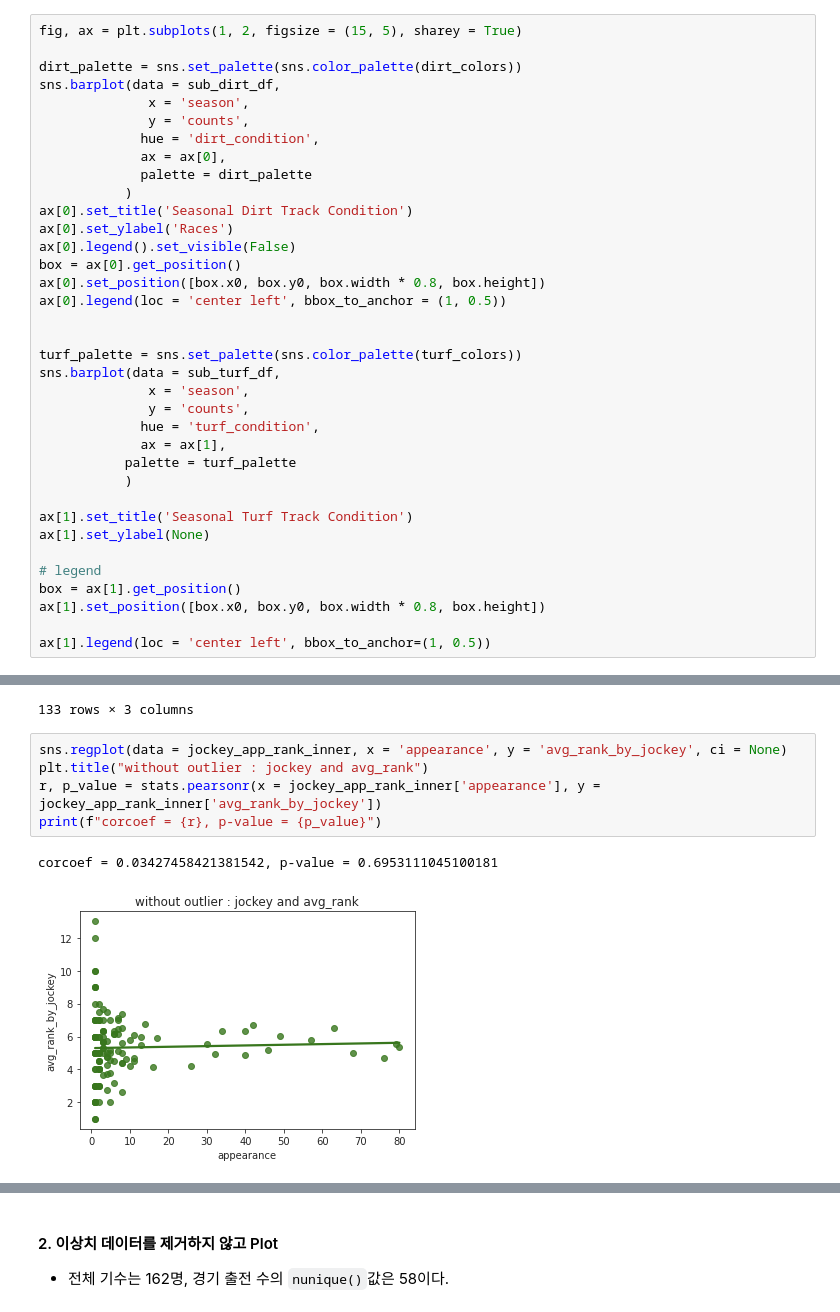
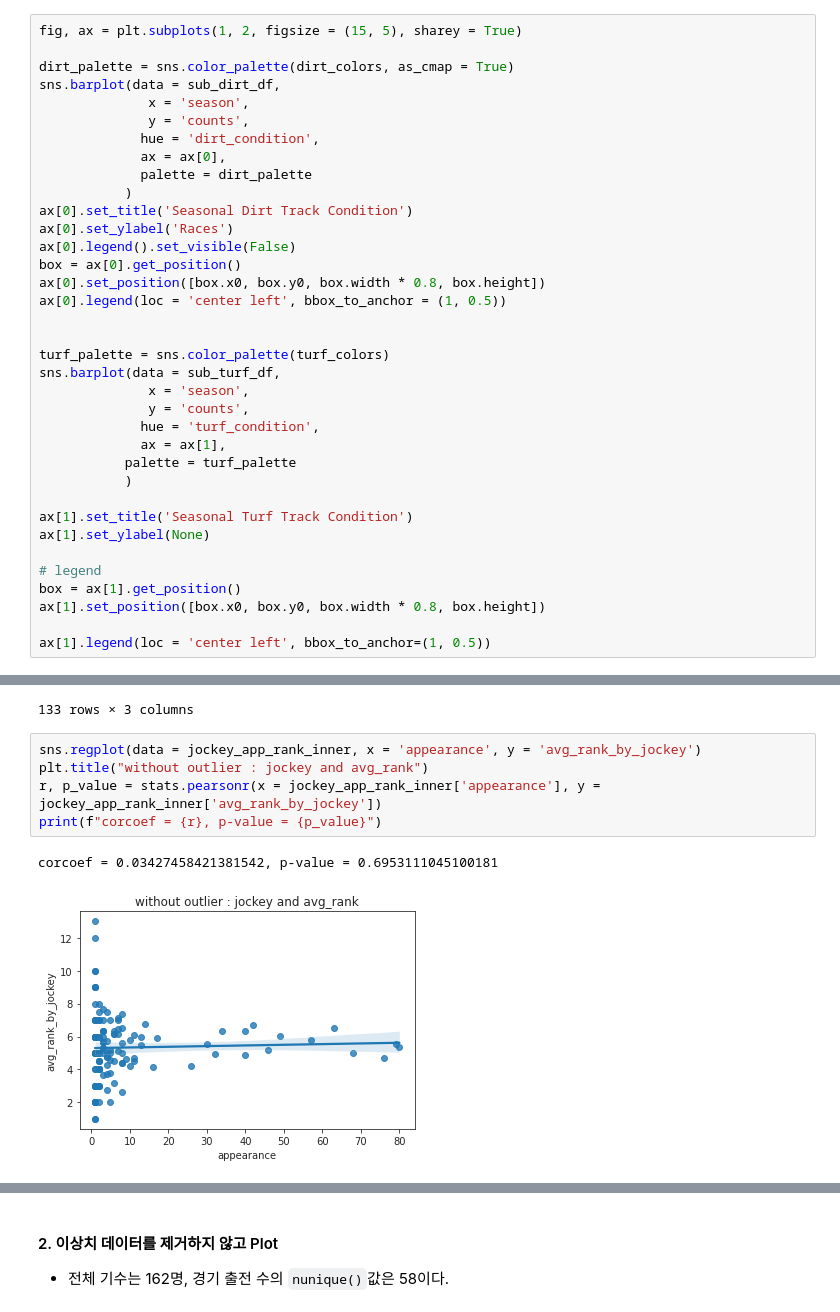
Before and after one commit to dowrave/Data_Analysis_Projects, a Jupyter notebook: 1-2022-derby-eda.ipynb, the cells around one changed output, grey strips where cells are left out. Saved outputs shown, nothing was run; the diff lists cells and outputs as text.

```diff
--- a/1-2022-derby-eda.ipynb
+++ b/1-2022-derby-eda.ipynb
@@ -133,7 +135,7 @@ turf_colors = ['#38761d', '#5f914a', '#87ac77', '#afc8a4']
 # %%
 fig, ax = plt.subplots(1, 2, figsize = (15, 5), sharey = True)
 
-dirt_palette = sns.set_palette(sns.color_palette(dirt_colors))
+dirt_palette = sns.color_palette(dirt_colors, as_cmap = True)
 sns.barplot(data = sub_dirt_df,
               x = 'season',
               y = 'counts',
@@ -149,7 +151,7 @@ ax[0].set_position([box.x0, box.y0, box.width * 0.8, box.height])
 ax[0].legend(loc = 'center left', bbox_to_anchor = (1, 0.5))
 
 
-turf_palette = sns.set_palette(sns.color_palette(turf_colors))
+turf_palette = sns.color_palette(turf_colors)
 sns.barplot(data = sub_turf_df,
               x = 'season',
               y = 'counts',
@@ -260,13 +262,13 @@ jockey_app_rank_inner
 | 14405 | Brian Joseph Hernandez Jr. | 1 | 1.000000 |
 133 rows × 3 columns
 # %%
-sns.regplot(data = jockey_app_rank_inner, x = 'appearance', y = 'avg_rank_by_jockey', ci = None)
+sns.regplot(data = jockey_app_rank_inner, x = 'appearance', y = 'avg_rank_by_jockey')
 plt.title("without outlier : jockey and avg_rank")
 r, p_value = stats.pearsonr(x = jockey_app_rank_inner['appearance'], y = jockey_app_rank_inner['avg_rank_by_jockey'])
 print(f"corcoef = {r}, p-value = {p_value}")
 # %% [output]
 corcoef = 0.03427458421381542, p-value = 0.6953111045100181
-[figure, old version]
+[figure, new version]
 # %%
 # 이상치를 제외한 플롯
 temp_df = jockey_app_rank_inner.groupby('appearance')['avg_rank_by_jockey'].mean().to_frame().reset_index().rename(columns = {'avg_rank_by_jockey' : 'avg_rank'})
```
Also changed, not shown: parts of 52 cells of this notebook.
